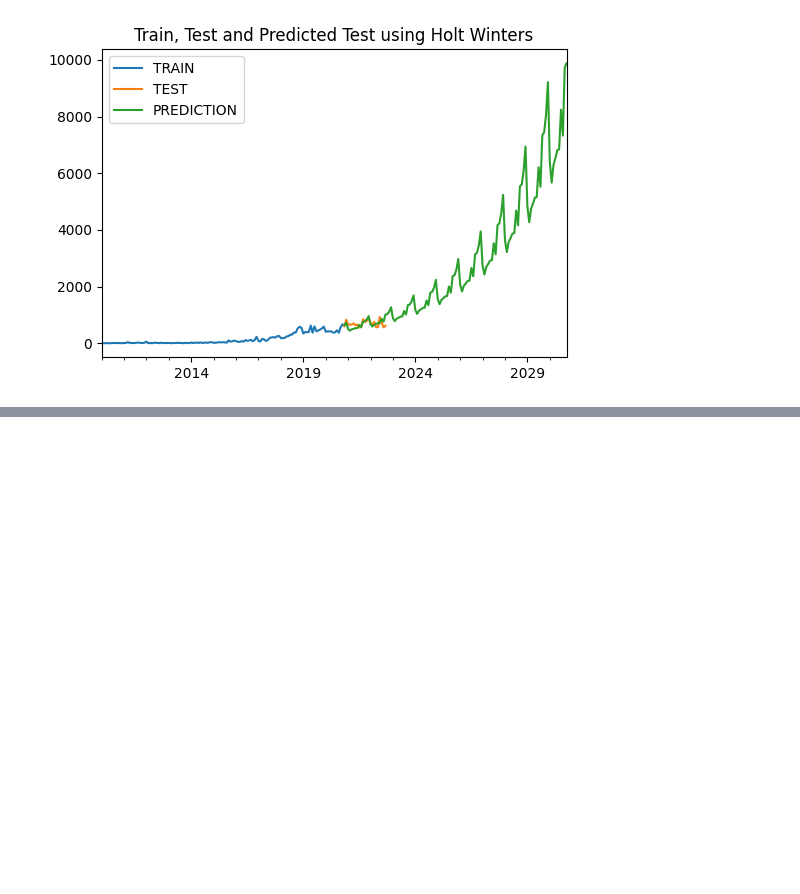
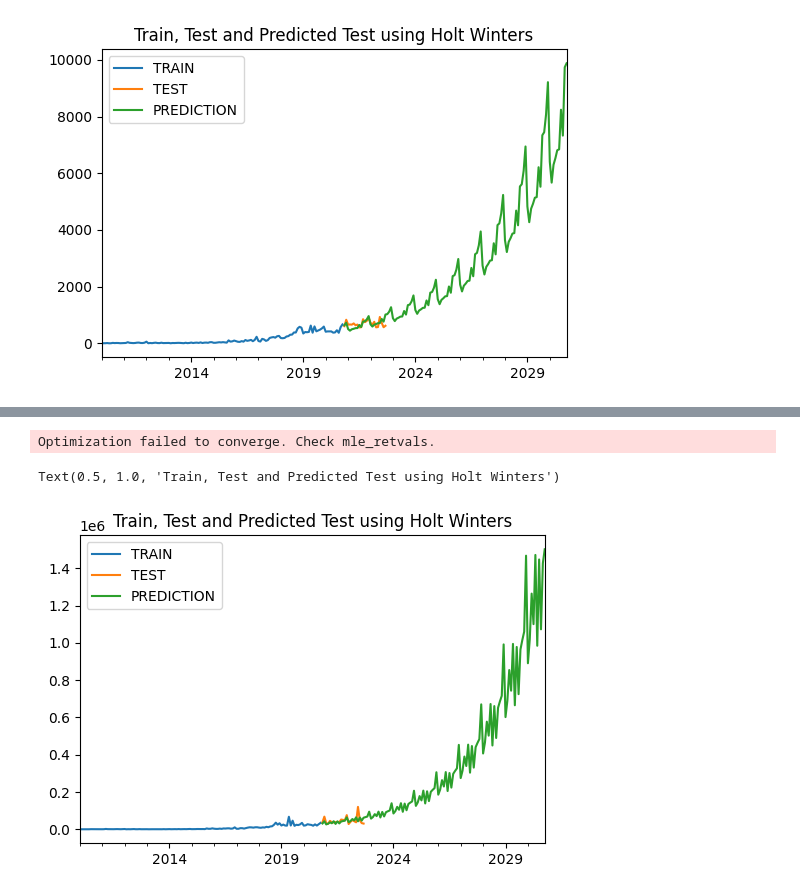
Before and after one commit to BT-Zarrok/KFW, a Jupyter notebook: KFW.ipynb, the cells around one changed output, grey strips where cells are left out. Drawn from its saved outputs; the diff is of its cells as text; code cells hidden in the pictures; blank space fills up the shorter version.

```diff
--- a/KFW.ipynb
+++ b/KFW.ipynb
@@ -708,0 +872,23 @@ test_predictions.to_excel('')
+# %%
+## Vorhersage von den nächsten 10 Jahre
+
+forecast_data = df_summe
+
+forecast_data.index.freq = 'MS'
+
+# Split into train and test set
+train_df_s = forecast_data[:130]
+test_df_s = forecast_data[130:]
+
+# What are we even waiting for, Let’s fit and forecast,
+
+fitted_model = ExponentialSmoothing(train_df_s['sum'],trend='mul',seasonal='mul').fit()
+test_predictions = fitted_model.forecast(120)
+train_df_s['sum'].plot(legend=True,label='TRAIN')
+test_df_s['sum'].plot(legend=True,label='TEST',figsize=(6,4))
+test_predictions.plot(legend=True,label='PREDICTION')
+plt.title('Train, Test and Predicted Test using Holt Winters')
+# %% [output]
+Optimization failed to converge. Check mle_retvals.
+Text(0.5, 1.0, 'Train, Test and Predicted Test using Holt Winters')
+[figure, added]
```
Also changed, not shown: parts of 11 cells of this notebook.
